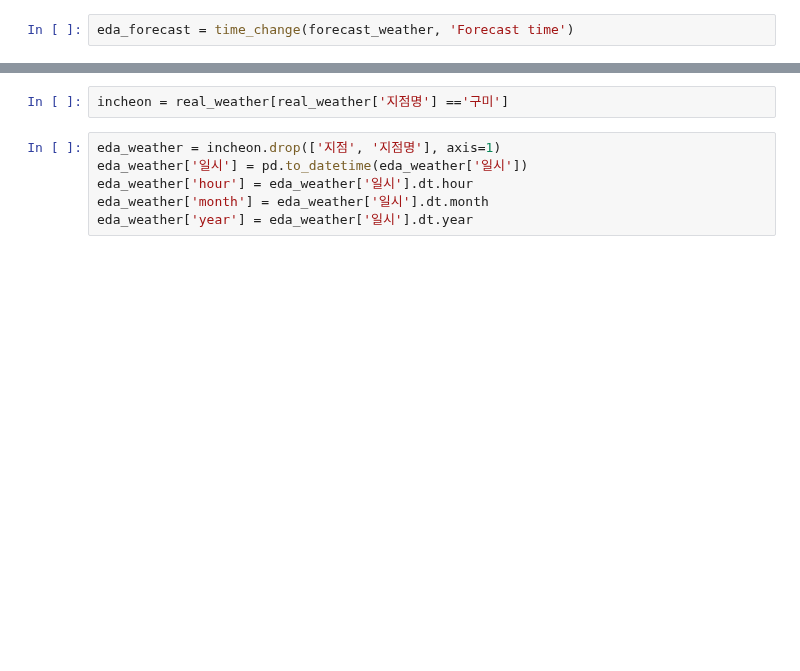
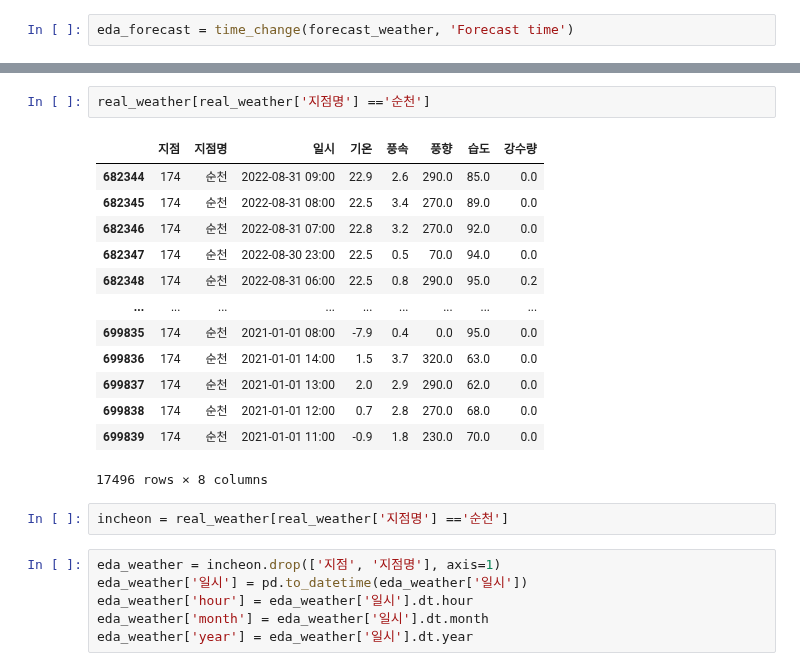
Before and after one commit to Jjineeq/Capstone_Design, a Jupyter notebook: solar/23_08_04.ipynb, the cells around one changed output, grey strips where cells are left out. Cells and saved outputs as stored; diff of their text form; blank space fills up the shorter version.

```diff
--- a/solar/23_08_04.ipynb
+++ b/solar/23_08_04.ipynb
@@ -58,5 +58,21 @@ real_weather[real_weather['지점명']=='구미']
+# %%
+real_weather[real_weather['지점명'] =='순천']
+# %% [output]
+|  | 지점 | 지점명 | 일시 | 기온 | 풍속 | 풍향 | 습도 | 강수량 |
+| 682344 | 174 | 순천 | 2022-08-31 09:00 | 22.9 | 2.6 | 290.0 | 85.0 | 0.0 |
+| 682345 | 174 | 순천 | 2022-08-31 08:00 | 22.5 | 3.4 | 270.0 | 89.0 | 0.0 |
+| 682346 | 174 | 순천 | 2022-08-31 07:00 | 22.8 | 3.2 | 270.0 | 92.0 | 0.0 |
+| 682347 | 174 | 순천 | 2022-08-30 23:00 | 22.5 | 0.5 | 70.0 | 94.0 | 0.0 |
+| 682348 | 174 | 순천 | 2022-08-31 06:00 | 22.5 | 0.8 | 290.0 | 95.0 | 0.2 |
+| ... | ... | ... | ... | ... | ... | ... | ... | ... |
+| 699835 | 174 | 순천 | 2021-01-01 08:00 | -7.9 | 0.4 | 0.0 | 95.0 | 0.0 |
+| 699836 | 174 | 순천 | 2021-01-01 14:00 | 1.5 | 3.7 | 320.0 | 63.0 | 0.0 |
+| 699837 | 174 | 순천 | 2021-01-01 13:00 | 2.0 | 2.9 | 290.0 | 62.0 | 0.0 |
+| 699838 | 174 | 순천 | 2021-01-01 12:00 | 0.7 | 2.8 | 270.0 | 68.0 | 0.0 |
+| 699839 | 174 | 순천 | 2021-01-01 11:00 | -0.9 | 1.8 | 230.0 | 70.0 | 0.0 |
+17496 rows × 8 columns
 # %%
-incheon = real_weather[real_weather['지점명'] =='구미']
+incheon = real_weather[real_weather['지점명'] =='순천']
 # %%
 eda_weather = incheon.drop(['지점', '지점명'], axis=1)
 eda_weather['일시'] = pd.to_datetime(eda_weather['일시'])
```
Also changed, not shown: parts of 29 cells of this notebook, 1 other file.
